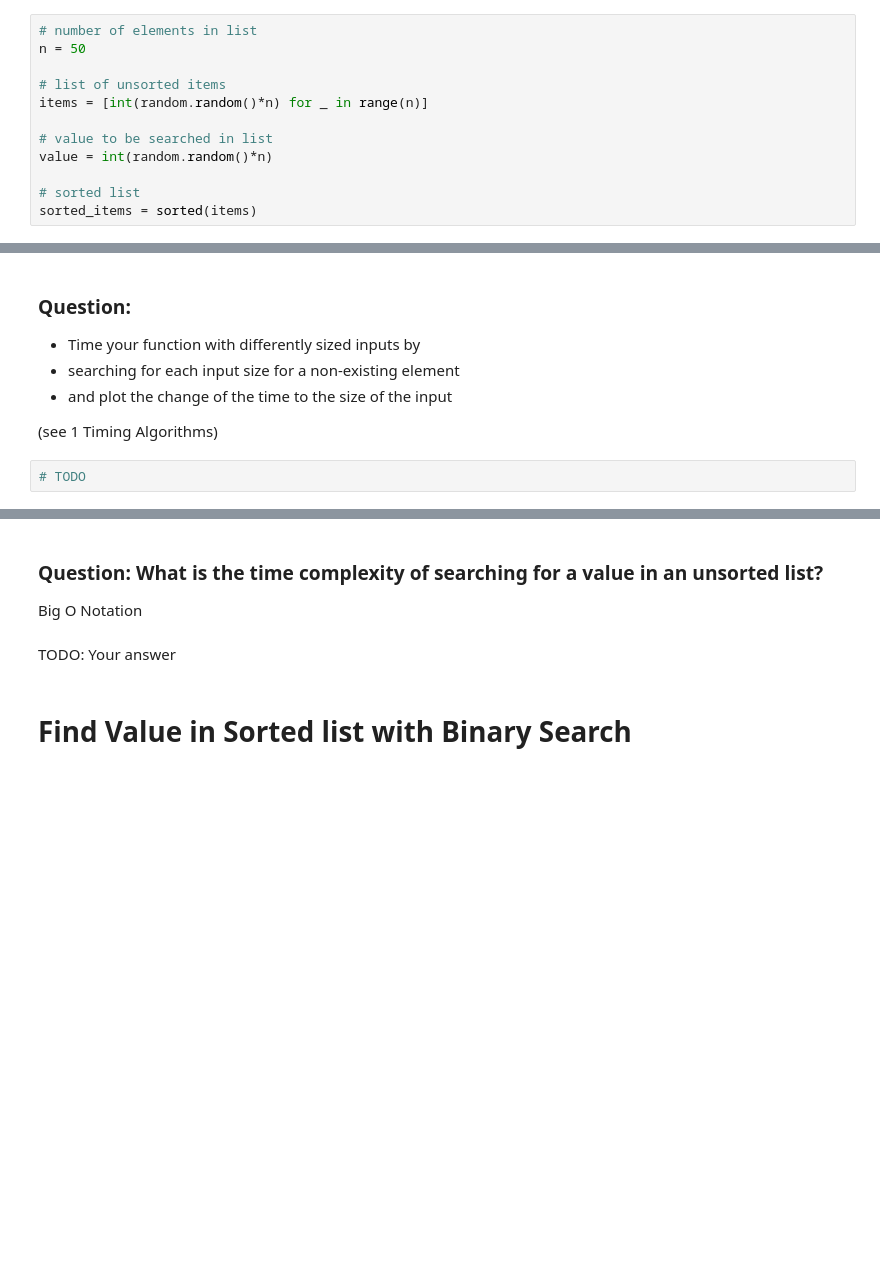
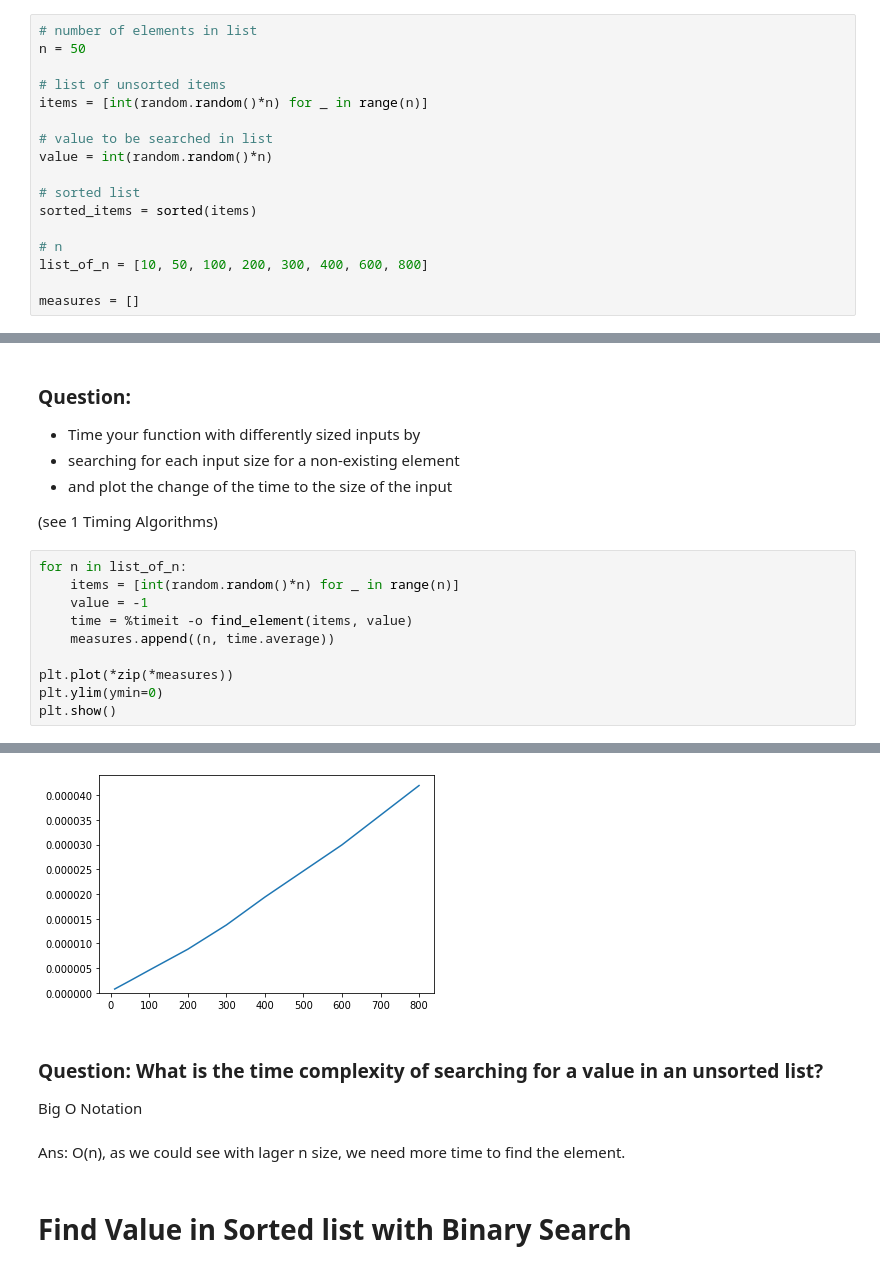
Before and after one commit to hsiehkl/bigdata, a Jupyter notebook: 2 Finding values in collections Todo.ipynb, the cells around one changed output, grey strips where cells are left out. Saved outputs shown, nothing was run; the diff lists cells and outputs as text; blank space fills up the shorter version.

Commit message:
finished e2 Todos

```diff
--- a/2 Finding values in collections Todo.ipynb
+++ b/2 Finding values in collections Todo.ipynb
@@ -16,6 +17,11 @@ value = int(random.random()*n)
 
 # sorted list
 sorted_items = sorted(items)
+
+# n
+list_of_n = [10, 50, 100, 200, 300, 400, 600, 800]
+
+measures = []
 # %% [markdown]
 # Find Value in Unsorted List with Linear Search
 
@@ -66,5 +72,14 @@ get_item(items, index)
 * and plot the change of the time to the size of the input
 
 (see 1 Timing Algorithms)
-# %%
-# TODO
+# %%
+for n in list_of_n:
+    items = [int(random.random()*n) for _ in range(n)]
+    value = -1
+    time = %timeit -o find_element(items, value)
+    measures.append((n, time.average))
+
+plt.plot(*zip(*measures))
+plt.ylim(ymin=0)
+plt.show()
+# %% [output]
@@ -71,9 +94,10 @@ get_item(items, index)
+[figure, added]
 # %% [markdown]
 ### Question: What is the time complexity of searching for a value in an unsorted list?
 
 Big O Notation
-# %% [markdown]
-TODO: Your answer
+# %% [markdown]
+Ans: O(n), as we could see with lager n size, we need more time to find the element.
 # %% [markdown]
 # Find Value in Sorted list with Binary Search
 # %% [markdown]
```
Also changed, not shown: parts of 10 cells of this notebook.
